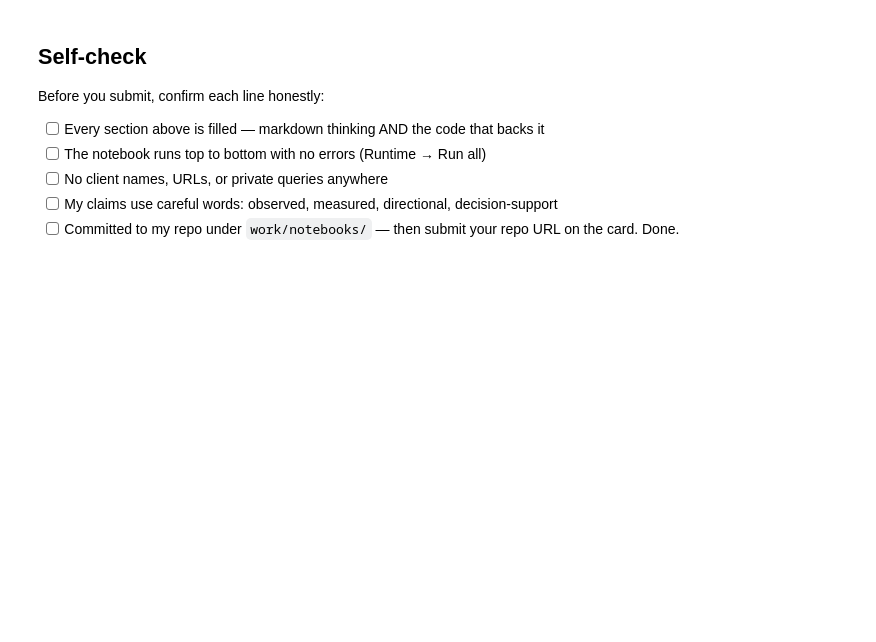
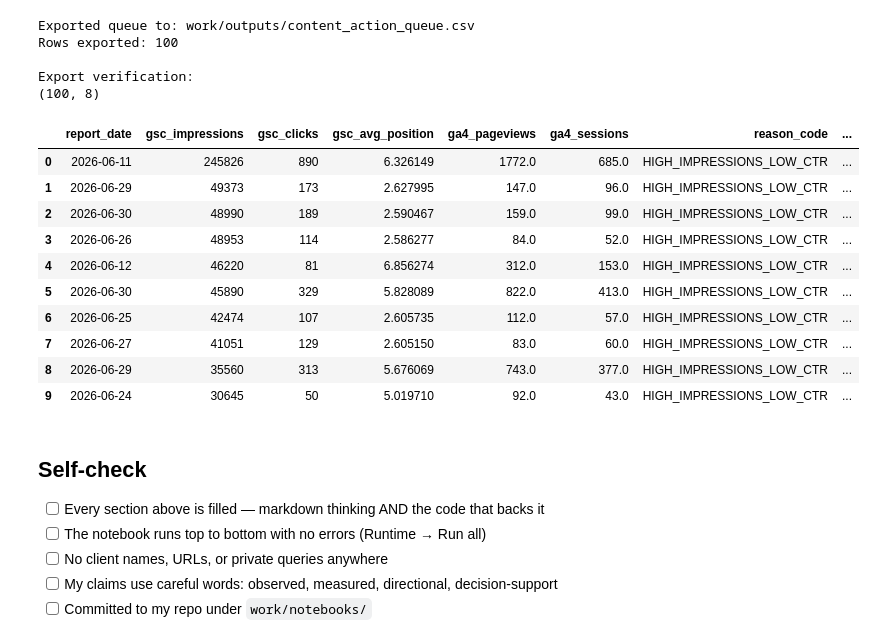
Before and after one commit to Saad5987/ML-, a Jupyter notebook: work/notebooks/w07_action_playbook.ipynb, the cells around one changed output. Saved outputs shown, nothing was run; the diff lists cells and outputs as text; code cells hidden in the pictures; blank space fills up the shorter version.

```diff
--- a/work/notebooks/w07_action_playbook.ipynb
+++ b/work/notebooks/w07_action_playbook.ipynb
@@ -43,0 +20,4 @@ This skeleton is yours to fill. Work the sections **in order** — each one has
+# %%
+import duckdb
+
+con = duckdb.connect()
@@ -44,10 +250,47 @@ This skeleton is yours to fill. Work the sections **in order** — each one has
+# %%
+import pandas as pd
+from pathlib import Path
+
+# Create the required output directory
+output_dir = Path("work/outputs")
+output_dir.mkdir(parents=True, exist_ok=True)
+
+# Export the ranked action queue
+queue_path = output_dir / "content_action_queue.csv"
+queue.to_csv(queue_path, index=False)
+
+print(f"Exported queue to: {queue_path}")
+print(f"Rows exported: {len(queue)}")
+
+# Verify the exported file
+check = pd.read_csv(queue_path)
+
+print("\nExport verification:")
+print(check.shape)
+display(check.head(10))
+# %% [output]
+Exported queue to: work/outputs/content_action_queue.csv
+Rows exported: 100
+
+Export verification:
+(100, 8)
+|  | report_date | gsc_impressions | gsc_clicks | gsc_avg_position | ga4_pageviews | ga4_sessions | reason_code | ... |
+| 0 | 2026-06-11 | 245826 | 890 | 6.326149 | 1772.0 | 685.0 | HIGH_IMPRESSIONS_LOW_CTR | ... |
+| 1 | 2026-06-29 | 49373 | 173 | 2.627995 | 147.0 | 96.0 | HIGH_IMPRESSIONS_LOW_CTR | ... |
+| 2 | 2026-06-30 | 48990 | 189 | 2.590467 | 159.0 | 99.0 | HIGH_IMPRESSIONS_LOW_CTR | ... |
+| 3 | 2026-06-26 | 48953 | 114 | 2.586277 | 84.0 | 52.0 | HIGH_IMPRESSIONS_LOW_CTR | ... |
+| 4 | 2026-06-12 | 46220 | 81 | 6.856274 | 312.0 | 153.0 | HIGH_IMPRESSIONS_LOW_CTR | ... |
+| 5 | 2026-06-30 | 45890 | 329 | 5.828089 | 822.0 | 413.0 | HIGH_IMPRESSIONS_LOW_CTR | ... |
+| 6 | 2026-06-25 | 42474 | 107 | 2.605735 | 112.0 | 57.0 | HIGH_IMPRESSIONS_LOW_CTR | ... |
+| 7 | 2026-06-27 | 41051 | 129 | 2.605150 | 83.0 | 60.0 | HIGH_IMPRESSIONS_LOW_CTR | ... |
+| 8 | 2026-06-29 | 35560 | 313 | 5.676069 | 743.0 | 377.0 | HIGH_IMPRESSIONS_LOW_CTR | ... |
+| 9 | 2026-06-24 | 30645 | 50 | 5.019710 | 92.0 | 43.0 | HIGH_IMPRESSIONS_LOW_CTR | ... |
 # %% [markdown]
 ## Self-check
 
-Before you submit, confirm each line honestly:
 
 - [ ] Every section above is filled — markdown thinking AND the code that backs it
 - [ ] The notebook runs top to bottom with no errors (Runtime → Run all)
 - [ ] No client names, URLs, or private queries anywhere
 - [ ] My claims use careful words: observed, measured, directional, decision-support
-- [ ] Committed to my repo under `work/notebooks/` — then submit your repo URL on the card. Done.
+- [ ] Committed to my repo under `work/notebooks/`
```
Also changed, not shown: parts of 22 cells of this notebook.
